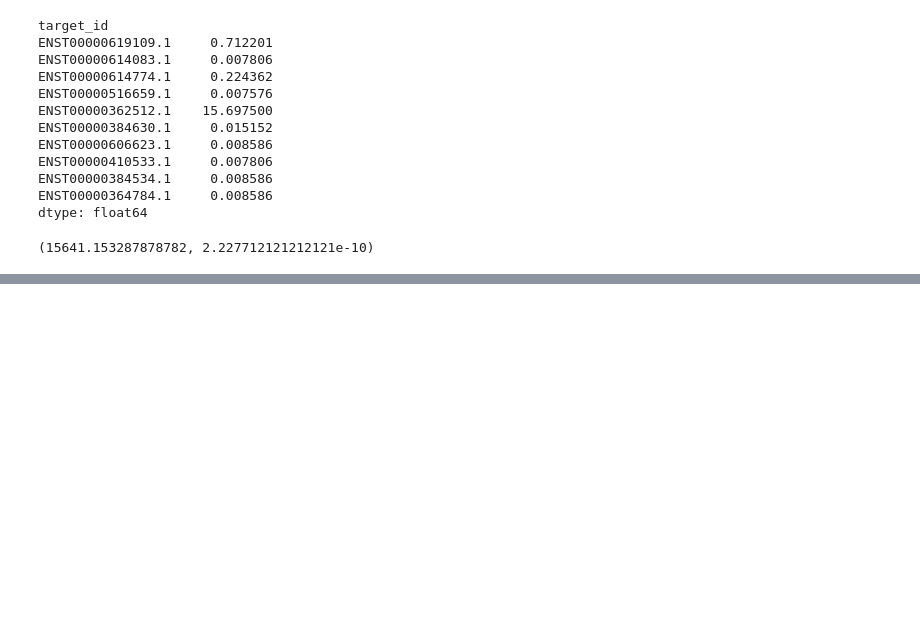
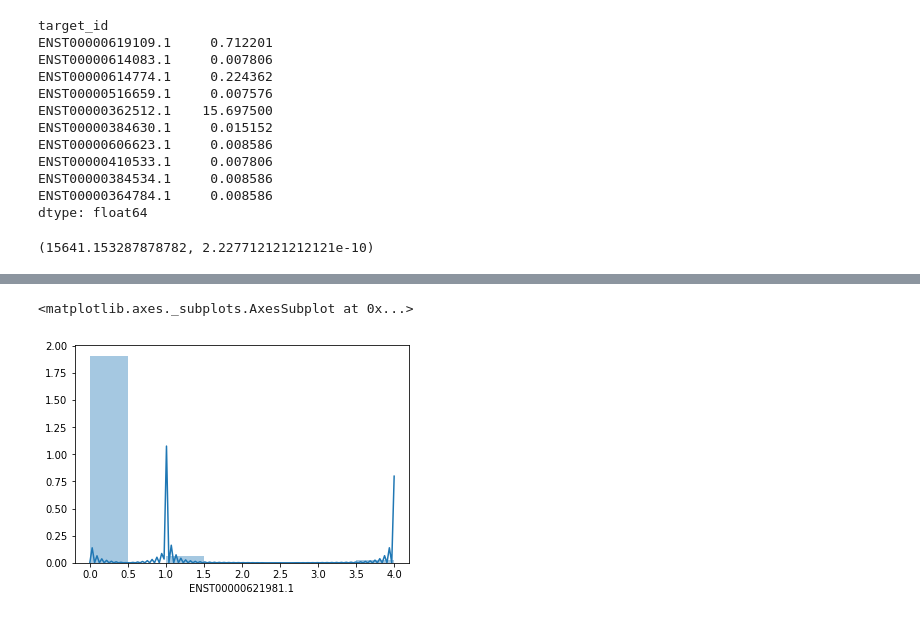
Before and after one commit to justjk139/alzheimers_gene_analysis, a Jupyter notebook: notebooks/dev_testing.ipynb, the cells around one changed output, grey strips where cells are left out. Cells and saved outputs as stored; diff of their text form; code cells hidden in the pictures; blank space fills up the shorter version.

```diff
--- a/notebooks/dev_testing.ipynb
+++ b/notebooks/dev_testing.ipynb
@@ -747,0 +765,6 @@ max(filtered_counts.mean(axis=1)), min(filtered_counts.mean(axis=1))
+# %%
+#ENST00000621981.1
+sns.distplot(filtered_counts[filtered_counts.index == 'ENST00000621981.1'].iloc[0])
+# %% [output]
+<matplotlib.axes._subplots.AxesSubplot at 0x...>
+[figure, added]
```
Also changed, not shown: parts of 17 cells of this notebook.
